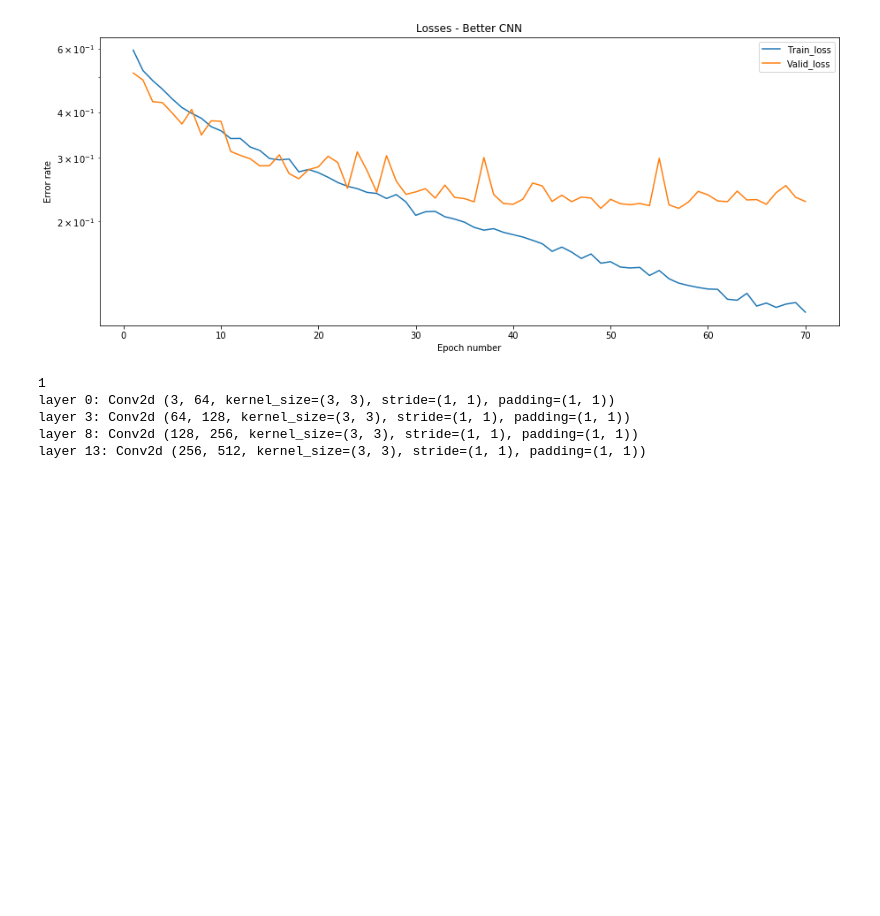
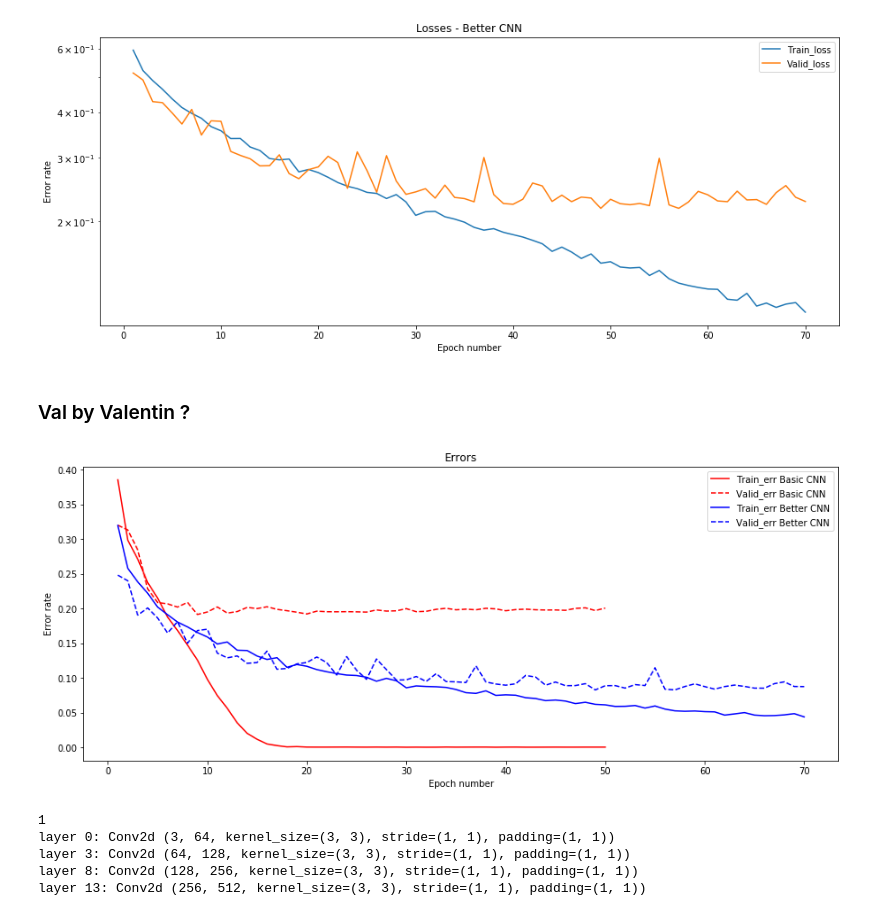
Before and after one commit to afcarl/IFT6135H18, a Jupyter notebook: assignment2/exo2_homework2.ipynb, the cells around one changed output. Saved outputs shown, nothing was run; the diff lists cells and outputs as text; code cells hidden in the pictures; blank space fills up the shorter version.

```diff
--- a/assignment2/exo2_homework2.ipynb
+++ b/assignment2/exo2_homework2.ipynb
@@ -410,6 +410,28 @@ plt.savefig('catsdogs_betterCNN_losses.png')
 plt.show()
 # %% [output]
 [figure]
+# %% [markdown]
+### Val by Valentin ?
+# %%
+plot_data = pickle.load(open('catsdogs_basicCNN.pkl', 'rb'))
+plot_data2 = pickle.load(open('catsdogs_betterCNN.pkl', 'rb'))
+list_err_tr = plot_data['train_error']
+list_err_val = plot_data['valid_error']
+list_err_tr2 = plot_data2['train_error']
+list_err_val2 = plot_data2['valid_error']
+plt.rcParams['figure.figsize'] = (15, 6)
+plt.plot(np.arange(1, 50+1), list_err_tr, 'r-', label='Train_err Basic CNN')
+plt.plot(np.arange(1, 50+1), list_err_val, 'r--', label='Valid_err Basic CNN')
+plt.plot(np.arange(1, 70+1), list_err_tr2, 'b-', label='Train_err Better CNN')
+plt.plot(np.arange(1, 70+1), list_err_val2, 'b--', label='Valid_err Better CNN')
+plt.xlabel('Epoch number')
+plt.ylabel('Error rate')
+plt.title('Errors')
+plt.legend()
+plt.savefig('catsdogs_bothCNN.png')
+plt.show()
+# %% [output]
+[figure, added]
 # %%
 #torch.save(model, 'betterCNN.torch.model')
 # %%
```
Also changed, not shown: 1 other file.
